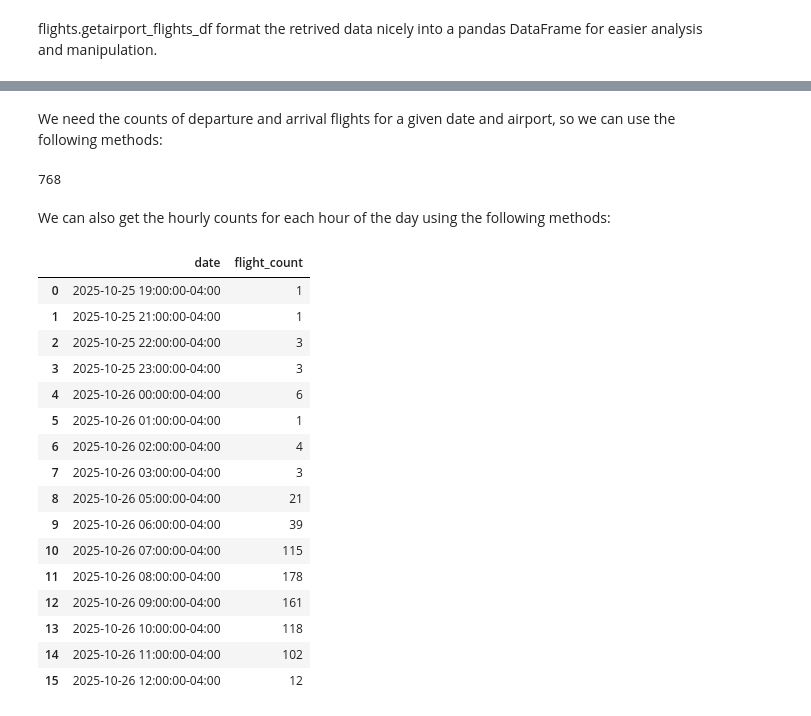
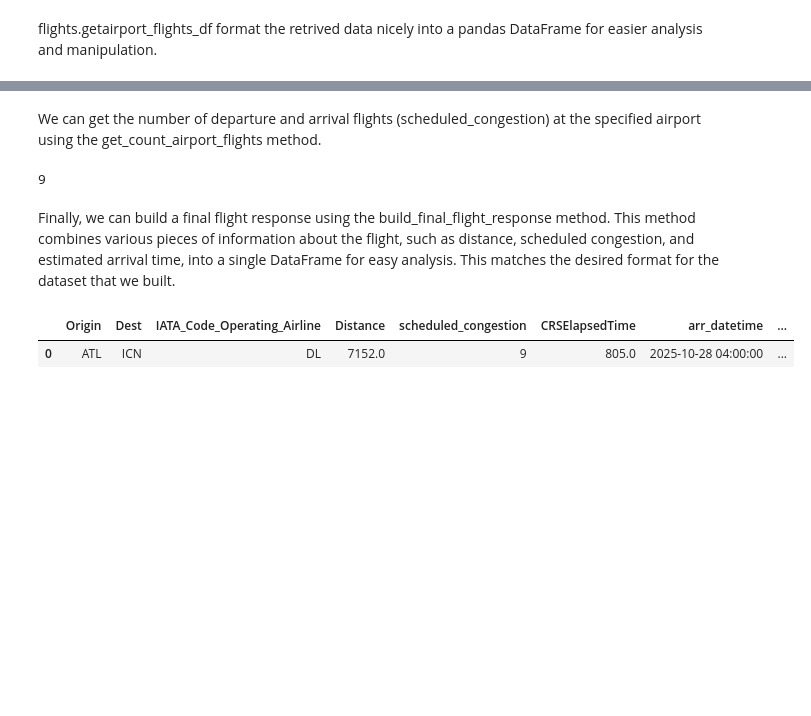
Before and after one commit to rashdul/flight-delay-prediction, a Jupyter notebook: notebooks/02_data_needed_discovery.ipynb, the cells around one changed output, grey strips where cells are left out. Saved outputs shown, nothing was run; the diff lists cells and outputs as text; code cells hidden in the pictures; blank space fills up the shorter version.

```diff
--- a/notebooks/02_data_needed_discovery.ipynb
+++ b/notebooks/02_data_needed_discovery.ipynb
@@ -108,6 +47,8 @@ weather_data = Weather(
     end_date="2024-12-25",
     code_type="ICAO",
 )
+pd.reset_option('display.max_columns')
+pd.reset_option('display.max_rows')
 weather_df = weather_data.to_hourly_dataframe()
 weather_df
 # %% [output]
@@ -179,10 +135,8 @@ BASE_URL = os.getenv("AERODATABOX_BASE_URL")
 # %%
 api_caller = APICaller(BASE_URL, API_KEY)
 flights = Flights(api_caller,
-    airport_code="ATL",
-    from_local="2025-10-26T00:00",
-    to_local="2025-10-26T12:00",
-    keep_cols=True
+    from_local="2025-10-26",
+    flight_number="DL 27",
     )
 # %% [markdown]
 We can see below that flight.get_airport_flights method retrieves all departed and arrived flights for a specific airport on a given date. It returns the data in a json format that can be further processed or analyzed.
@@ -273,28 +183,13 @@ Now we have a merged dataset that combines both flight and weather data. This da
-# %% [markdown]
-We need the counts of departure and arrival flights for a given date and airport, so we can use the following methods:
+# %% [markdown]
+We can get the number of departure and arrival flights (scheduled_congestion) at the specified airport using the get_count_airport_flights method.
 # %%
 flights.get_count_airport_flights()
 # %% [output]
-768
+9
-# %% [markdown]
-We can also get the hourly counts for each hour of the day using the following methods:
+# %% [markdown]
+Finally, we can build a final flight response using the build_final_flight_response method. This method combines various pieces of information about the flight, such as distance, scheduled congestion, and estimated arrival time, into a single DataFrame for easy analysis. This matches the desired format for the dataset that we built.
 # %%
-flights.get_hourly_airport_flights_count()
+flights.build_final_flight_response()
 # %% [output]
-|  | date | flight_count |
-| 0 | 2025-10-25 19:00:00-04:00 | 1 |
-| 1 | 2025-10-25 21:00:00-04:00 | 1 |
-| 2 | 2025-10-25 22:00:00-04:00 | 3 |
-| 3 | 2025-10-25 23:00:00-04:00 | 3 |
-| 4 | 2025-10-26 00:00:00-04:00 | 6 |
-| 5 | 2025-10-26 01:00:00-04:00 | 1 |
-| 6 | 2025-10-26 02:00:00-04:00 | 4 |
-| 7 | 2025-10-26 03:00:00-04:00 | 3 |
-| 8 | 2025-10-26 05:00:00-04:00 | 21 |
-| 9 | 2025-10-26 06:00:00-04:00 | 39 |
-| 10 | 2025-10-26 07:00:00-04:00 | 115 |
-| 11 | 2025-10-26 08:00:00-04:00 | 178 |
-| 12 | 2025-10-26 09:00:00-04:00 | 161 |
-| 13 | 2025-10-26 10:00:00-04:00 | 118 |
-| 14 | 2025-10-26 11:00:00-04:00 | 102 |
-| 15 | 2025-10-26 12:00:00-04:00 | 12 |
+|  | Origin | Dest | IATA_Code_Operating_Airline | Distance | scheduled_congestion | CRSElapsedTime | arr_datetime | ... |
+| 0 | ATL | ICN | DL | 7152.0 | 9 | 805.0 | 2025-10-28 04:00:00 | ... |
```
Also changed, not shown: parts of 24 cells of this notebook, 5 other files.
